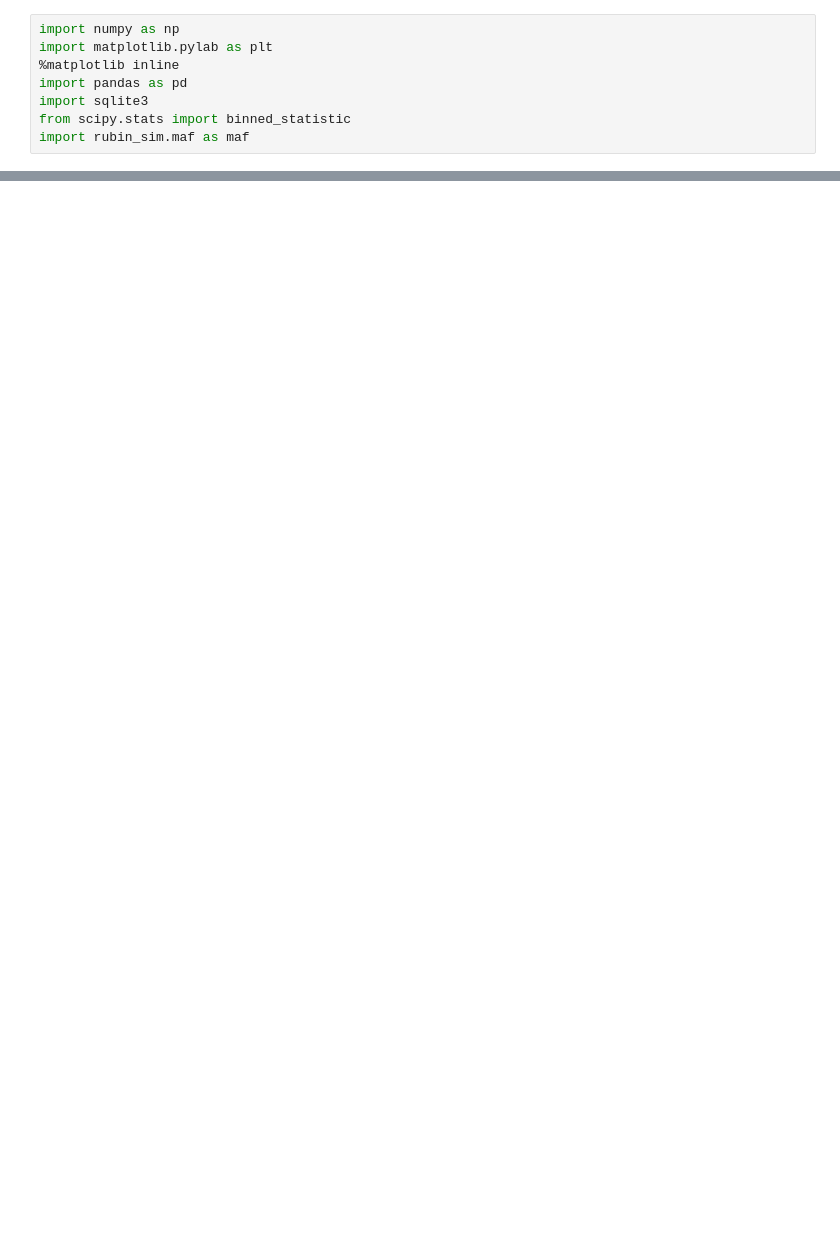
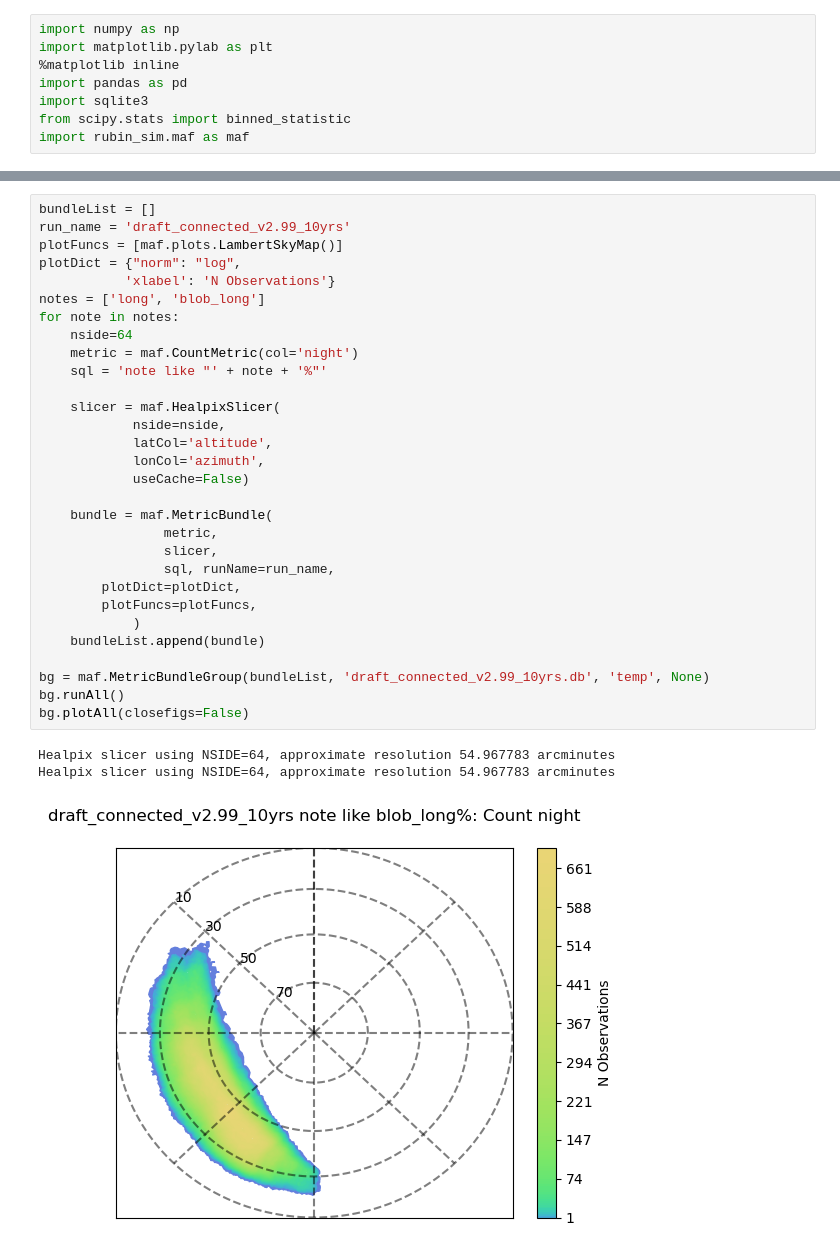
Before and after one commit to lsst-sims/-sims_featureScheduler_runs3.0, a Jupyter notebook: draft/long_gap_locations.ipynb, the cells around one changed output, grey strips where cells are left out. Drawn from its saved outputs; the diff is of its cells as text; blank space fills up the shorter version.

```diff
--- a/draft/long_gap_locations.ipynb
+++ b/draft/long_gap_locations.ipynb
@@ -40,0 +41,34 @@ bg.plotAll(closefigs=False)
+# %%
+bundleList = []
+run_name = 'draft_connected_v2.99_10yrs'
+plotFuncs = [maf.plots.LambertSkyMap()]
+plotDict = {"norm": "log",
+           'xlabel': 'N Observations'}
+notes = ['long', 'blob_long']
+for note in notes:
+    nside=64
+    metric = maf.CountMetric(col='night')
+    sql = 'note like "' + note + '%"'
+
+    slicer = maf.HealpixSlicer(
+            nside=nside,
+            latCol='altitude',
+            lonCol='azimuth',
+            useCache=False)
+
+    bundle = maf.MetricBundle(
+                metric,
+                slicer,
+                sql, runName=run_name,
+        plotDict=plotDict,
+        plotFuncs=plotFuncs,
+            )
+    bundleList.append(bundle)
+
+bg = maf.MetricBundleGroup(bundleList, 'draft_connected_v2.99_10yrs.db', 'temp', None)
+bg.runAll()
+bg.plotAll(closefigs=False)
+# %% [output]
+Healpix slicer using NSIDE=64, approximate resolution 54.967783 arcminutes
+Healpix slicer using NSIDE=64, approximate resolution 54.967783 arcminutes
+[figure, added]
```
Also changed, not shown: parts of 3 cells of this notebook, 6 other files.
